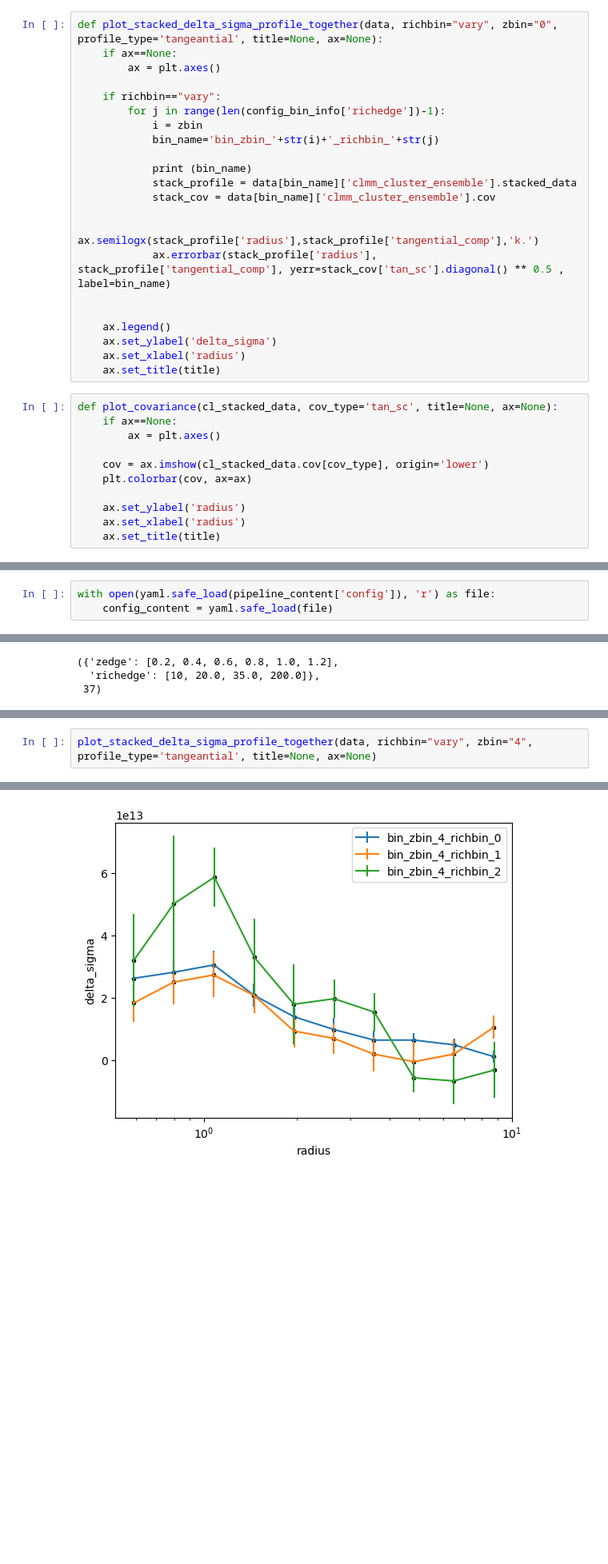
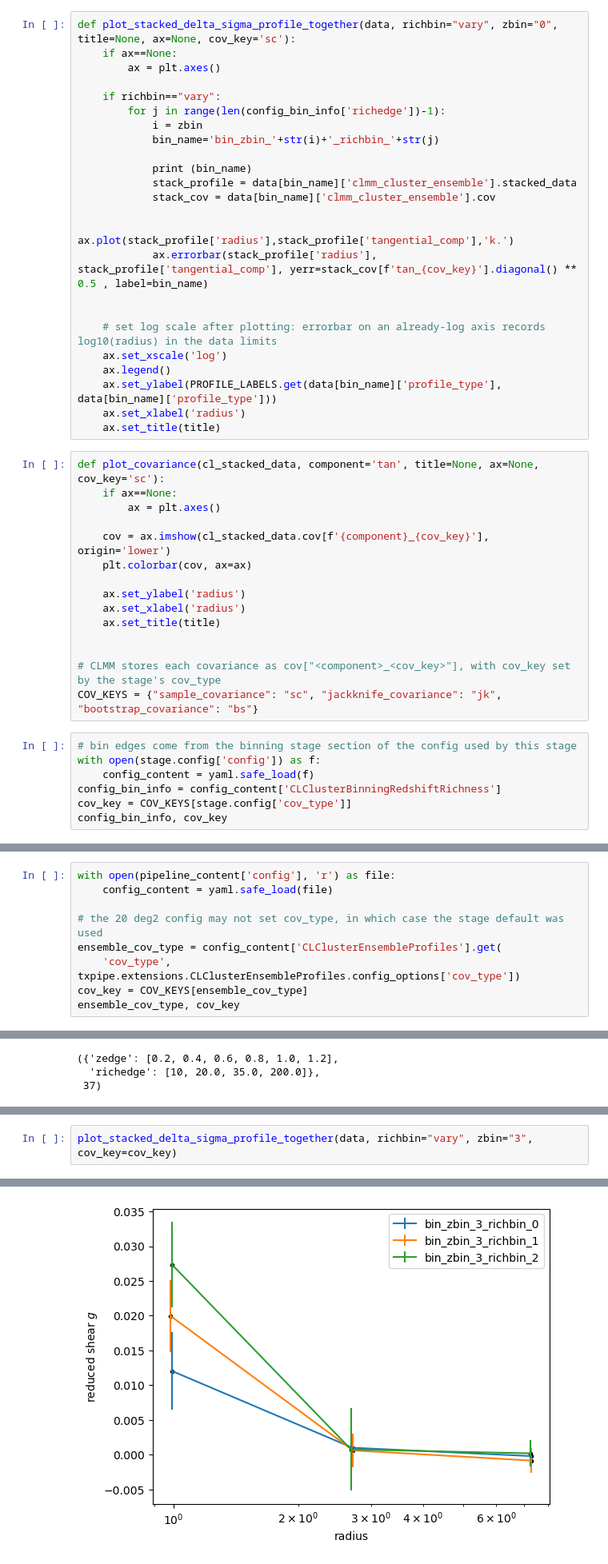
Before and after one commit to LSSTDESC/TXPipe, a Jupyter notebook: notebooks/cluster_counts/Run_CL_ClusterEnsembleProfiles.ipynb, the cells around one changed output, grey strips where cells are left out. Shown at 80% size. Cells and saved outputs as stored; diff of their text form; blank space fills up the shorter version.

Commit message:
ensemble profiles notebook now plots delta_sigma consistently, fixed most of the old/unused config options and notebook calls

```diff
--- a/notebooks/cluster_counts/Run_CL_ClusterEnsembleProfiles.ipynb
+++ b/notebooks/cluster_counts/Run_CL_ClusterEnsembleProfiles.ipynb
@@ -185,7 +183,7 @@ def plot_stacked_delta_sigma_profile(cl_stacked_data, title=None, ax=None):
     ax.set_title(title)
     return ax
 # %%
-def plot_stacked_delta_sigma_profile_together(data, richbin="vary", zbin="0", profile_type='tangeantial', title=None, ax=None):
+def plot_stacked_delta_sigma_profile_together(data, richbin="vary", zbin="0", title=None, ax=None, cov_key='sc'):
     if ax==None:
         ax = plt.axes()
 
@@ -198,22 +196,35 @@ def plot_stacked_delta_sigma_profile_together(data, richbin="vary", zbin="0", pr
             stack_profile = data[bin_name]['clmm_cluster_ensemble'].stacked_data
             stack_cov = data[bin_name]['clmm_cluster_ensemble'].cov
 
-            ax.semilogx(stack_profile['radius'],stack_profile['tangential_comp'],'k.')
-            ax.errorbar(stack_profile['radius'], stack_profile['tangential_comp'], yerr=stack_cov['tan_sc'].diagonal() ** 0.5 , label=bin_name)
+            ax.plot(stack_profile['radius'],stack_profile['tangential_comp'],'k.')
+            ax.errorbar(stack_profile['radius'], stack_profile['tangential_comp'], yerr=stack_cov[f'tan_{cov_key}'].diagonal() ** 0.5 , label=bin_name)
 
 
+    # set log scale after plotting: errorbar on an already-log axis records log10(radius) in the data limits
+    ax.set_xscale('log')
     ax.legend()
-    ax.set_ylabel('delta_sigma')
+    ax.set_ylabel(PROFILE_LABELS.get(data[bin_name]['profile_type'], data[bin_name]['profile_type']))
     ax.set_xlabel('radius')
     ax.set_title(title)
 # %%
-def plot_covariance(cl_stacked_data, cov_type='tan_sc', title=None, ax=None):
+def plot_covariance(cl_stacked_data, component='tan', title=None, ax=None, cov_key='sc'):
     if ax==None:
         ax = plt.axes()
 
-    cov = ax.imshow(cl_stacked_data.cov[cov_type], origin='lower')
+    cov = ax.imshow(cl_stacked_data.cov[f'{component}_{cov_key}'], origin='lower')
     plt.colorbar(cov, ax=ax)
 
     ax.set_ylabel('radius')
     ax.set_xlabel('radius')
     ax.set_title(title)
+
+
+# CLMM stores each covariance as cov["<component>_<cov_key>"], with cov_key set by the stage's cov_type
+COV_KEYS = {"sample_covariance": "sc", "jackknife_covariance": "jk", "bootstrap_covariance": "bs"}
+# %%
+# bin edges come from the binning stage section of the config used by this stage
+with open(stage.config['config']) as f:
+    config_content = yaml.safe_load(f)
+config_bin_info = config_content['CLClusterBinningRedshiftRichness']
+cov_key = COV_KEYS[stage.config['cov_type']]
+config_bin_info, cov_key
@@ -383,5 +401,11 @@ filename_out
 # %%
 data = pkl.load(open(filename_out,"rb"))
 # %%
-with open(yaml.safe_load(pipeline_content['config']), 'r') as file:
+with open(pipeline_content['config'], 'r') as file:
     config_content = yaml.safe_load(file)
+
+# the 20 deg2 config may not set cov_type, in which case the stage default was used
+ensemble_cov_type = config_content['CLClusterEnsembleProfiles'].get(
+    'cov_type', txpipe.extensions.CLClusterEnsembleProfiles.config_options['cov_type'])
+cov_key = COV_KEYS[ensemble_cov_type]
+ensemble_cov_type, cov_key
@@ -402,3 +435,3 @@ plot_stacked_delta_sigma_profile(data['bin_zbin_2_richbin_2']['clmm_cluster_ense
 # %%
-plot_stacked_delta_sigma_profile_together(data, richbin="vary", zbin="4", profile_type='tangeantial', title=None, ax=None)
+plot_stacked_delta_sigma_profile_together(data, richbin="vary", zbin="3", cov_key=cov_key)
 # %% [output]
@@ -408,4 +441,4 @@ bin_zbin_4_richbin_2
-[figure, old version]
+[figure, new version]
 # %%
 fig, axs = plt.subplots(len(config_bin_info['richedge'])-1, len(config_bin_info['zedge'])-1, sharex=True, sharey=True, figsize=(20, 12))
 
```
Also changed, not shown: parts of 27 cells of this notebook, 2 other files.
